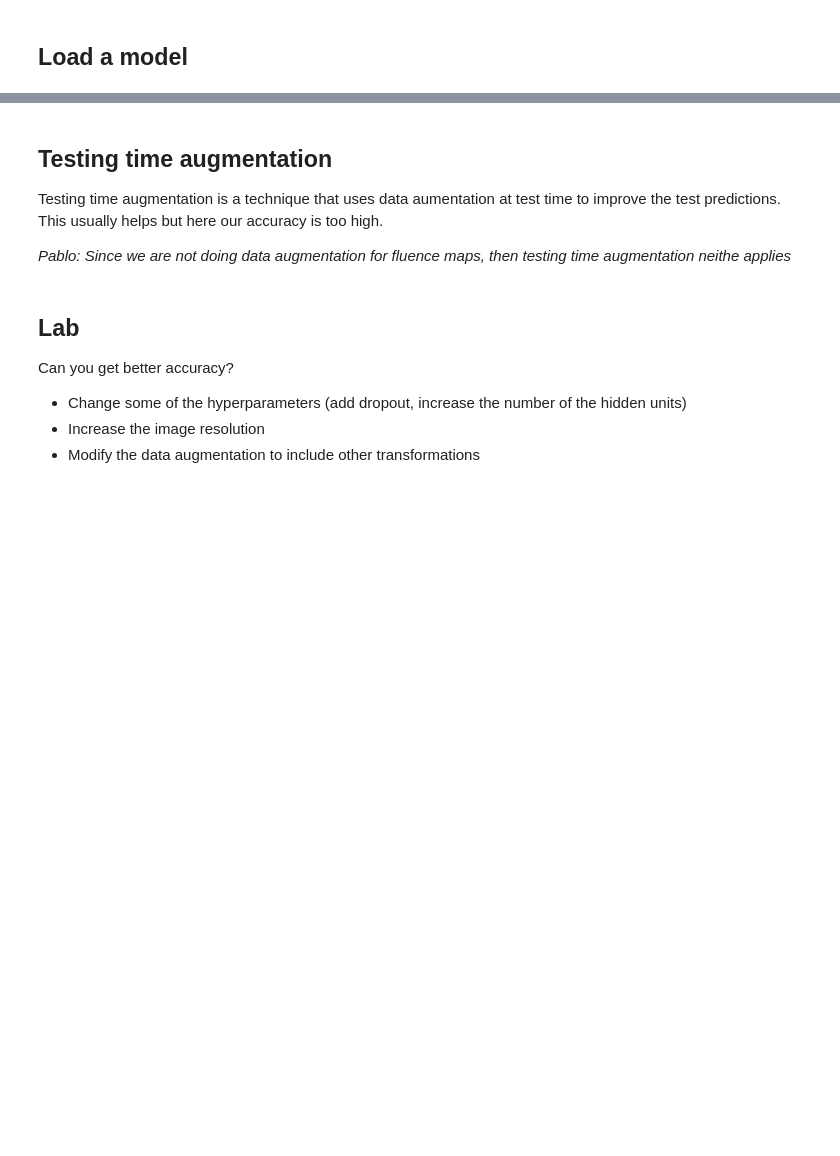
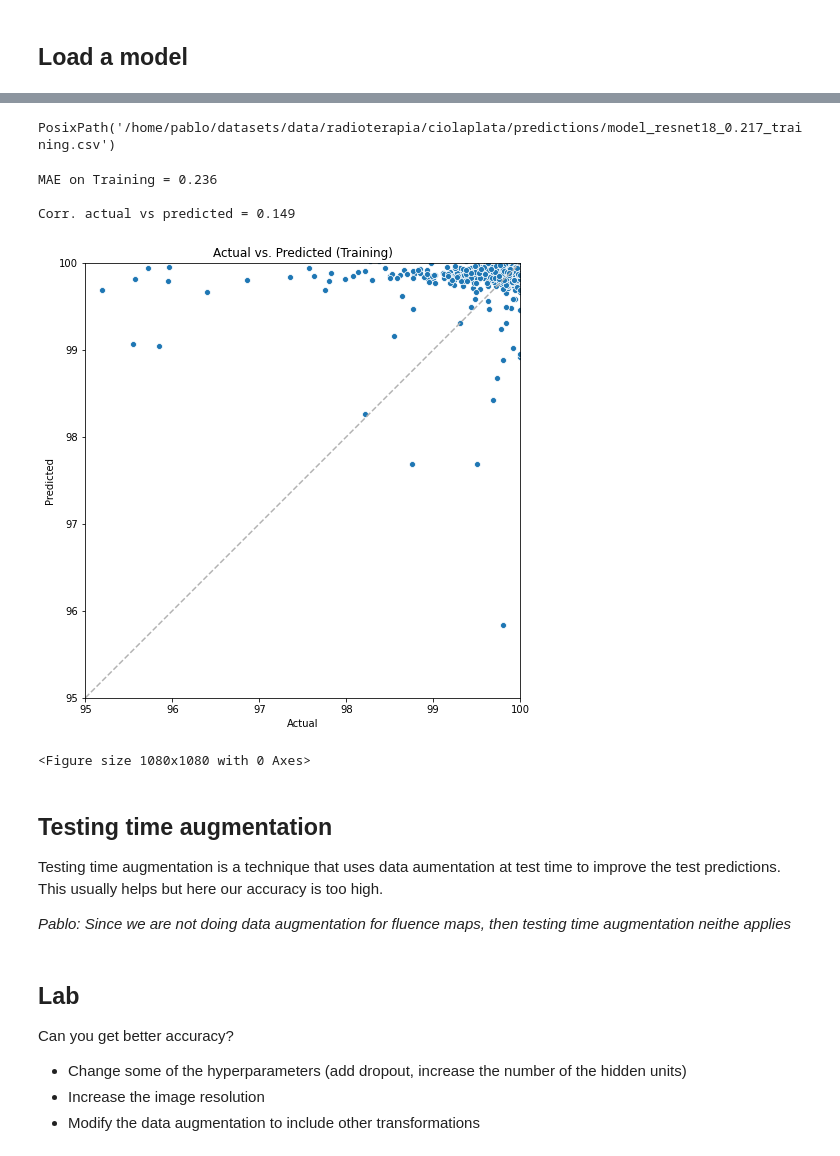
Before and after one commit to pablojrios/fluence_maps, a Jupyter notebook: pytorch/pytorch-fluence-maps-LATEST.ipynb, the cells around one changed output, grey strips where cells are left out. Saved outputs shown, nothing was run; the diff lists cells and outputs as text; code cells hidden in the pictures; blank space fills up the shorter version.

```diff
--- a/pytorch/pytorch-fluence-maps-LATEST.ipynb
+++ b/pytorch/pytorch-fluence-maps-LATEST.ipynb
@@ -834,6 +984,19 @@ df.head()
 # %%
-p = PATH/"predictions/model_resnet18_{}_{}.csv".format(mae, part)
+p = PATH/"predictions/model_resnet18_{0:.3f}_{1}.csv".format(mae, 'training')
 df.to_csv(p, index=False)
+p
+# %% [output]
+PosixPath('/home/pablo/datasets/data/radioterapia/ciolaplata/predictions/model_resnet18_0.217_training.csv')
+# %%
+y = df['actual gamma']
+y_hat = df['predicted gamma']
+display_scatterplot('Training', y, y_hat)
+# %% [output]
+MAE on Training = 0.236
+
+Corr. actual vs predicted = 0.149
+[figure, added]
+<Figure size 1080x1080 with 0 Axes>
 # %% [markdown]
 ## Testing time augmentation
 Testing time augmentation is a technique that uses data aumentation at test time to improve the test predictions. This usually helps but here our accuracy is too high.
```
Also changed, not shown: parts of 39 cells of this notebook, 1 other file.
